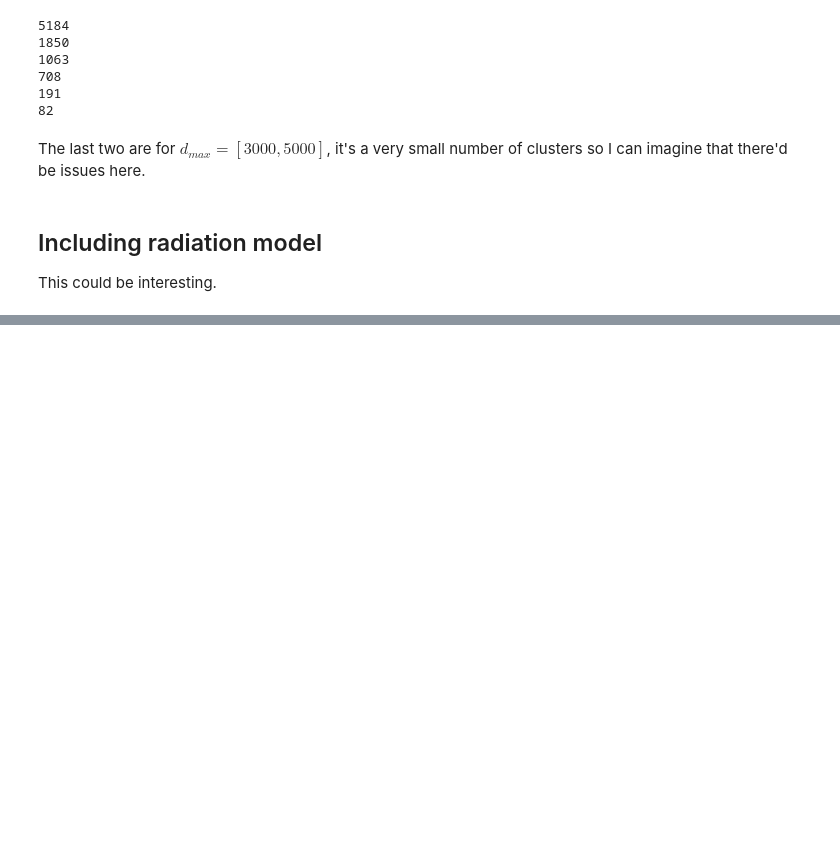
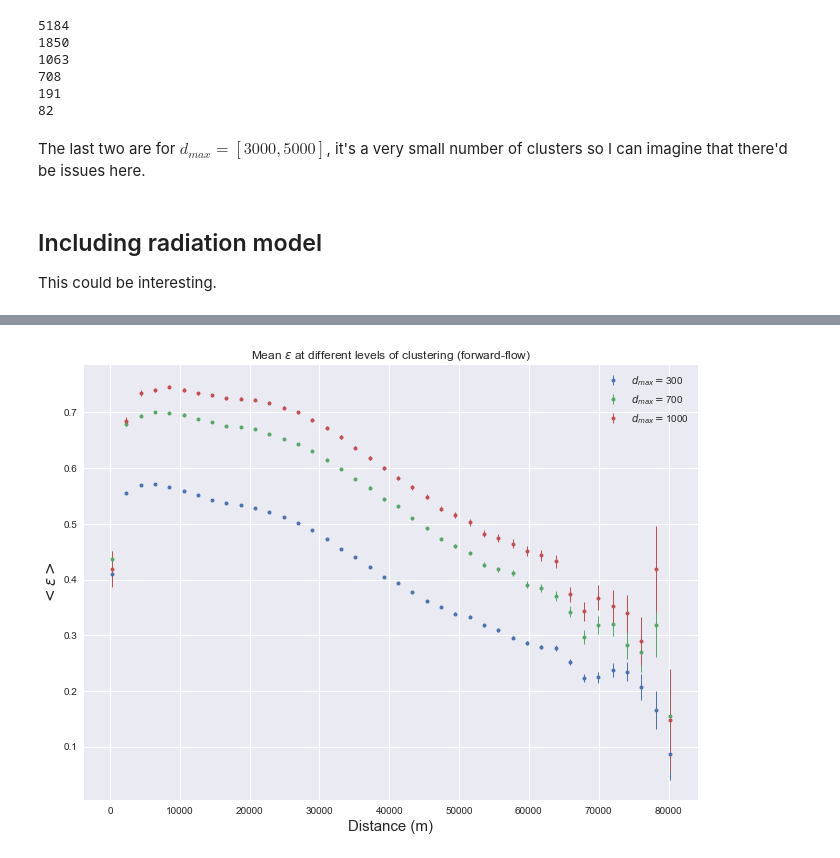
Before and after one commit to jbremz/human_mob, a Jupyter notebook: Notebooks/JB Log/Week 14 - 29.1.18.ipynb, the cells around one changed output, grey strips where cells are left out. Saved outputs shown, nothing was run; the diff lists cells and outputs as text; code cells hidden in the pictures; blank space fills up the shorter version.

```diff
--- a/Notebooks/JB Log/Week 14 - 29.1.18.ipynb
+++ b/Notebooks/JB Log/Week 14 - 29.1.18.ipynb
@@ -89,0 +72,2 @@ plt.show()
+# %%
+epsList_r, DMList_r = eps_hier(h2, model='r')
@@ -89,0 +93,5 @@ plt.show()
+# %%
+eps_distance_hier(epsList_r, DMList_r, d_maxs, 40)
+plt.show()
+# %% [output]
+[figure, added]
```
Also changed, not shown: parts of 4 cells of this notebook.
